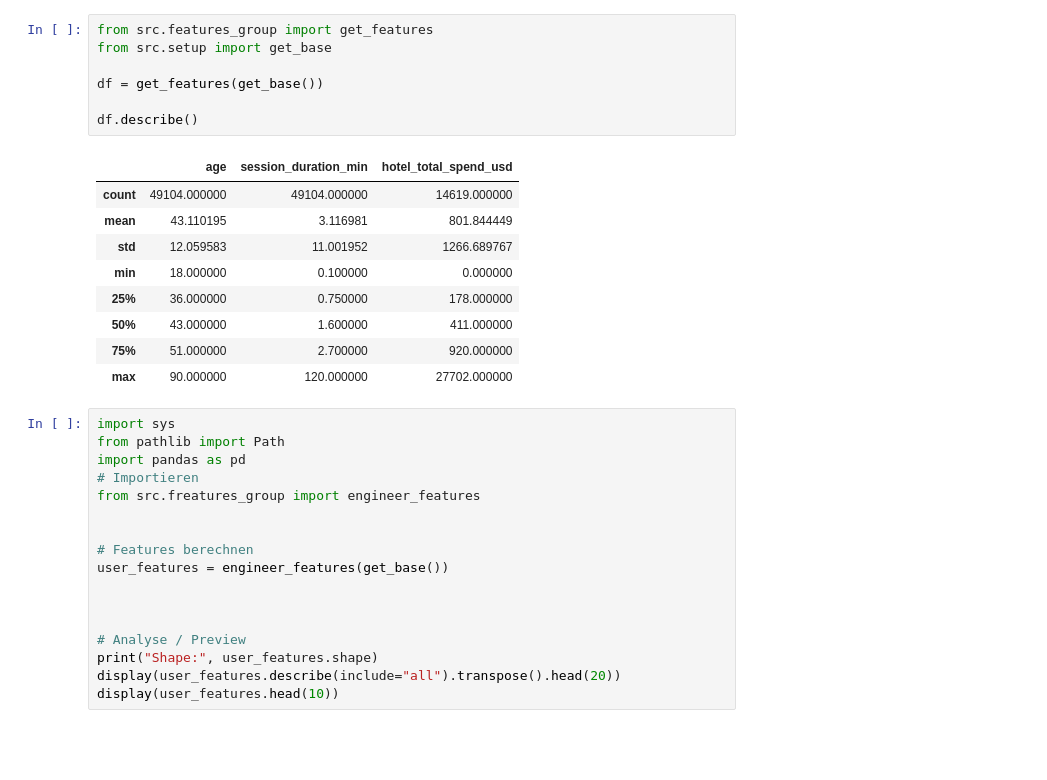
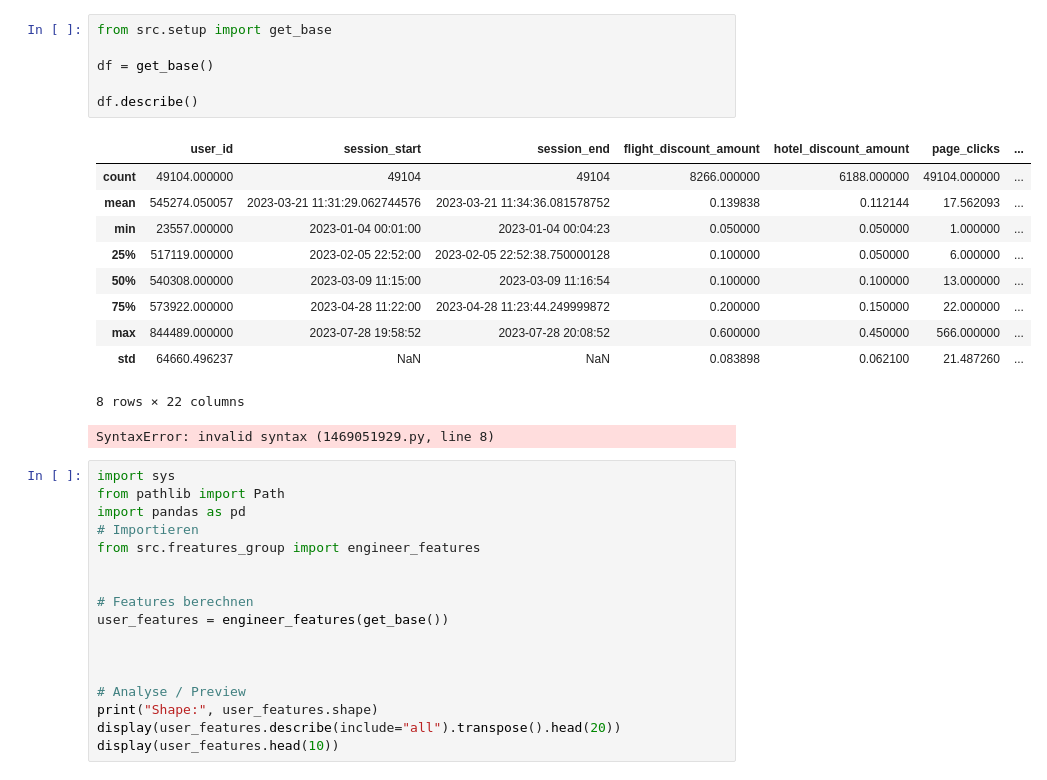
Before and after one commit to 42kiko/traveltide, a Jupyter notebook: notebooks/features.ipynb, the cells around one changed output. Cells and saved outputs as stored; diff of their text form; blank space fills up the shorter version.

```diff
--- a/notebooks/features.ipynb
+++ b/notebooks/features.ipynb
@@ -1,20 +1,23 @@
+# %%
+from src.setup import get_base
+
+df = get_base()
+
+df.describe()
+# %% [output]
+|  | user_id | session_start | session_end | flight_discount_amount | hotel_discount_amount | page_clicks | ... |
+| count | 49104.000000 | 49104 | 49104 | 8266.000000 | 6188.000000 | 49104.000000 | ... |
+| mean | 545274.050057 | 2023-03-21 11:31:29.062744576 | 2023-03-21 11:34:36.081578752 | 0.139838 | 0.112144 | 17.562093 | ... |
+| min | 23557.000000 | 2023-01-04 00:01:00 | 2023-01-04 00:04:23 | 0.050000 | 0.050000 | 1.000000 | ... |
+| 25% | 517119.000000 | 2023-02-05 22:52:00 | 2023-02-05 22:52:38.750000128 | 0.100000 | 0.050000 | 6.000000 | ... |
+| 50% | 540308.000000 | 2023-03-09 11:15:00 | 2023-03-09 11:16:54 | 0.100000 | 0.100000 | 13.000000 | ... |
+| 75% | 573922.000000 | 2023-04-28 11:22:00 | 2023-04-28 11:23:44.249999872 | 0.200000 | 0.150000 | 22.000000 | ... |
+| max | 844489.000000 | 2023-07-28 19:58:52 | 2023-07-28 20:08:52 | 0.600000 | 0.450000 | 566.000000 | ... |
+| std | 64660.496237 | NaN | NaN | 0.083898 | 0.062100 | 21.487260 | ... |
+8 rows × 22 columns
 # %%
-from src.features_group import get_features
-from src.setup import get_base
-
-df = get_features(get_base())
-
-df.describe()
 # %% [output]
-|  | age | session_duration_min | hotel_total_spend_usd |
-| count | 49104.000000 | 49104.000000 | 14619.000000 |
-| mean | 43.110195 | 3.116981 | 801.844449 |
-| std | 12.059583 | 11.001952 | 1266.689767 |
-| min | 18.000000 | 0.100000 | 0.000000 |
-| 25% | 36.000000 | 0.750000 | 178.000000 |
-| 50% | 43.000000 | 1.600000 | 411.000000 |
-| 75% | 51.000000 | 2.700000 | 920.000000 |
-| max | 90.000000 | 120.000000 | 27702.000000 |
+SyntaxError: invalid syntax (1469051929.py, line 8)
 # %%
 import sys
 from pathlib import Path
```
Also changed, not shown: parts of 2 cells of this notebook, 5 other files.
